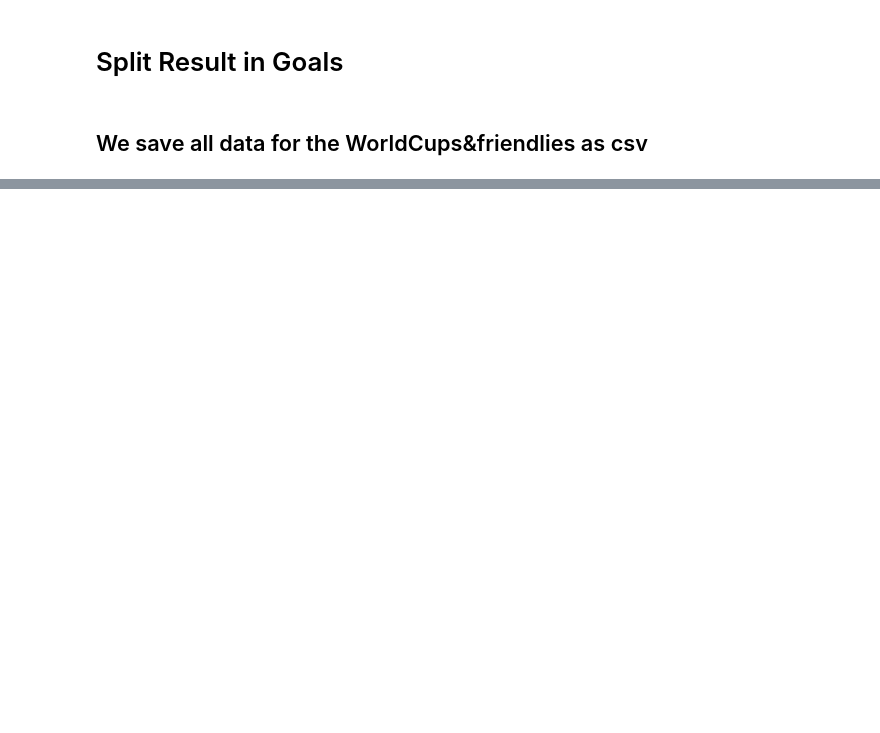
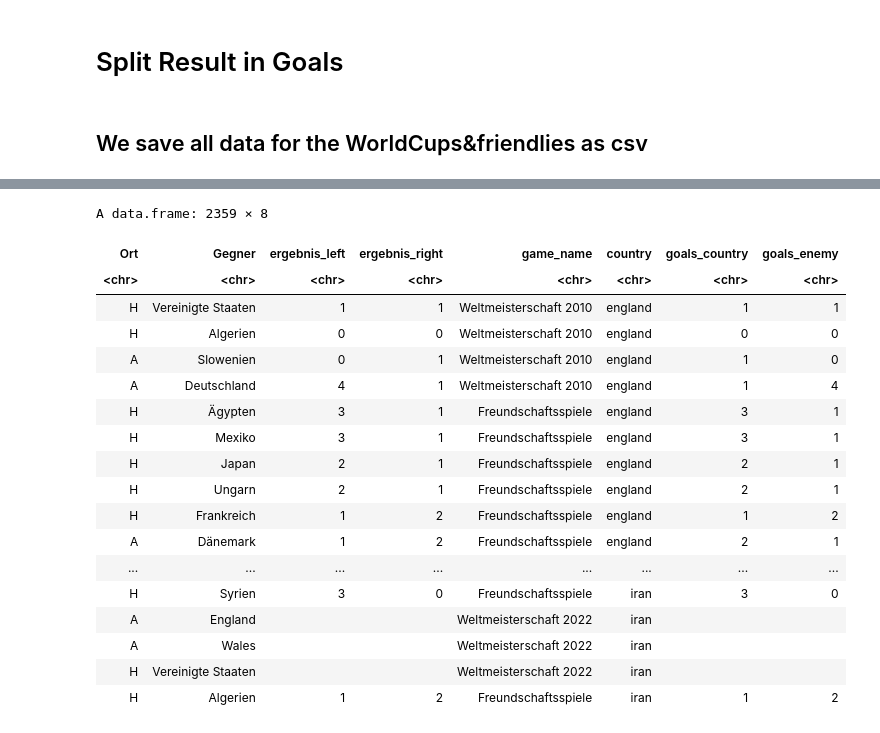
Before and after one commit to denisnaumov0506/FootballAnalyticsProject, a Jupyter notebook: football-world-cup-forecast-denis.ipynb, the cells around one changed output, grey strips where cells are left out. Saved outputs shown, nothing was run; the diff lists cells and outputs as text; code cells hidden in the pictures; blank space fills up the shorter version.

```diff
--- a/football-world-cup-forecast-denis.ipynb
+++ b/football-world-cup-forecast-denis.ipynb
@@ -644,0 +713,22 @@ write.csv2(complete_df, file='./football.csv', row.names = F)
+# %%
+data_set_increased
+# %% [output]
+A data.frame: 2359 × 8
+| Ort | Gegner | ergebnis_left | ergebnis_right | game_name | country | goals_country | goals_enemy |
+| <chr> | <chr> | <chr> | <chr> | <chr> | <chr> | <chr> | <chr> |
+| H | Vereinigte Staaten | 1 | 1 | Weltmeisterschaft 2010 | england | 1 | 1 |
+| H | Algerien | 0 | 0 | Weltmeisterschaft 2010 | england | 0 | 0 |
+| A | Slowenien | 0 | 1 | Weltmeisterschaft 2010 | england | 1 | 0 |
+| A | Deutschland | 4 | 1 | Weltmeisterschaft 2010 | england | 1 | 4 |
+| H | Ägypten | 3 | 1 | Freundschaftsspiele | england | 3 | 1 |
+| H | Mexiko | 3 | 1 | Freundschaftsspiele | england | 3 | 1 |
+| H | Japan | 2 | 1 | Freundschaftsspiele | england | 2 | 1 |
+| H | Ungarn | 2 | 1 | Freundschaftsspiele | england | 2 | 1 |
+| H | Frankreich | 1 | 2 | Freundschaftsspiele | england | 1 | 2 |
+| A | Dänemark | 1 | 2 | Freundschaftsspiele | england | 2 | 1 |
+| ... | ... | ... | ... | ... | ... | ... | ... |
+| H | Syrien | 3 | 0 | Freundschaftsspiele | iran | 3 | 0 |
+| A | England |  |  | Weltmeisterschaft 2022 | iran |  |  |
+| A | Wales |  |  | Weltmeisterschaft 2022 | iran |  |  |
+| H | Vereinigte Staaten |  |  | Weltmeisterschaft 2022 | iran |  |  |
+| H | Algerien | 1 | 2 | Freundschaftsspiele | iran | 1 | 2 |
```
Also changed, not shown: parts of 13 cells of this notebook.
